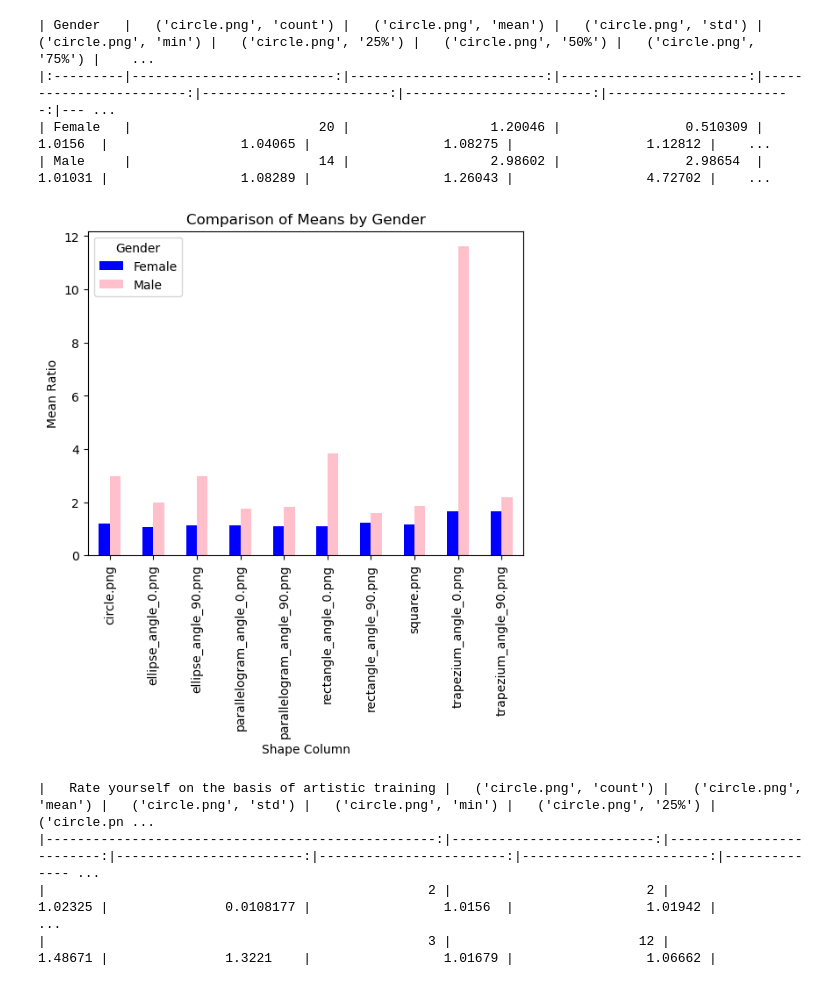
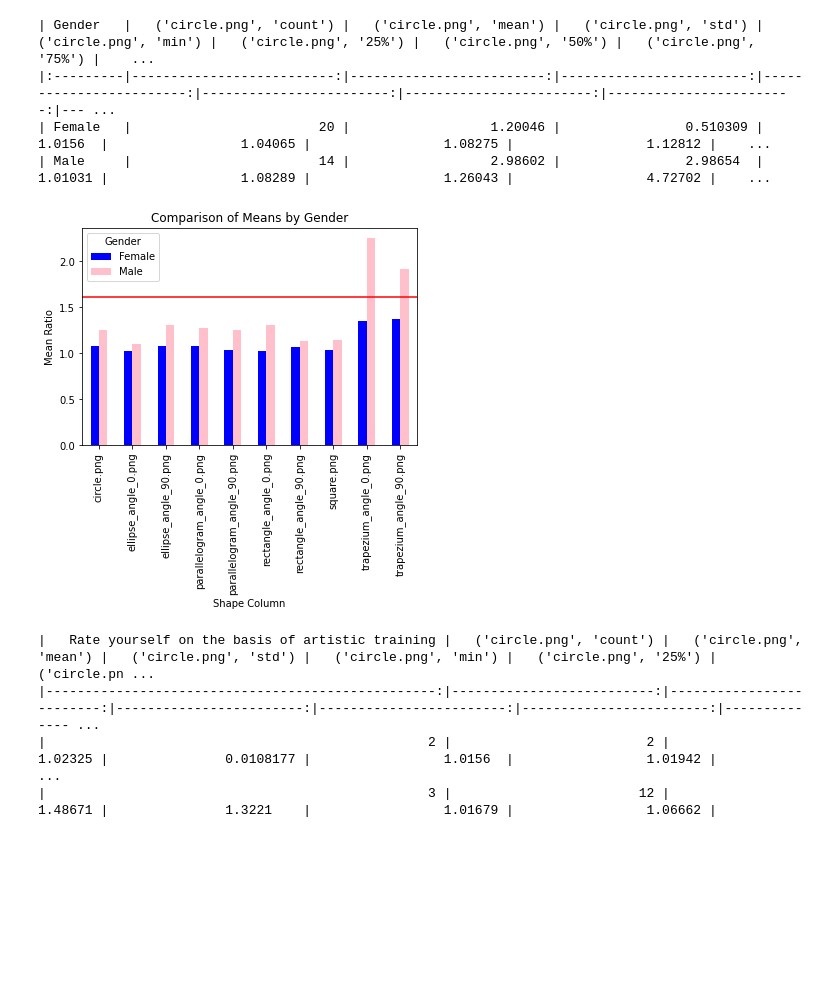
Before and after one commit to Vanshika-Dhingra/PsychologyProject_GoldenRatio, a Jupyter notebook: Experiment2/files/chart.ipynb, the cells around one changed output. Drawn from its saved outputs; the diff is of its cells as text; code cells hidden in the pictures; blank space fills up the shorter version.

```diff
--- a/Experiment2/files/chart.ipynb
+++ b/Experiment2/files/chart.ipynb
@@ -168,28 +195,29 @@ print(gender_stats.to_markdown())
 # %%
 import pandas as pd
 import matplotlib.pyplot as plt
 
 # Read data from CSV file
 df = pd.read_csv('merged_file.csv')
 
 # Extract columns
 gender_column = 'Gender'
 shape_columns = ['circle.png', 'ellipse_angle_0.png', 'ellipse_angle_90.png',
                   'parallelogram_angle_0.png', 'parallelogram_angle_90.png',
                   'rectangle_angle_0.png', 'rectangle_angle_90.png',
                   'square.png', 'trapezium_angle_0.png', 'trapezium_angle_90.png']
 
 # Calculate means for each shape column by gender
-means_by_gender = df.groupby(gender_column)[shape_columns].mean()
+means_by_gender = df.groupby(gender_column)[shape_columns].median()
 
 # Plot a bar chart for each shape column comparing means by gender
 means_by_gender.T.plot(kind='bar', color=['blue', 'pink'])
+plt.axhline(y=1.618,c='r')
 plt.title('Comparison of Means by Gender')
 plt.xlabel('Shape Column')
 plt.ylabel('Mean Ratio')
 plt.show()
 # %% [output]
-[figure, old version]
+[figure, new version]
 # %%
 import pandas as pd
 
```
Also changed, not shown: parts of 5 cells of this notebook.
